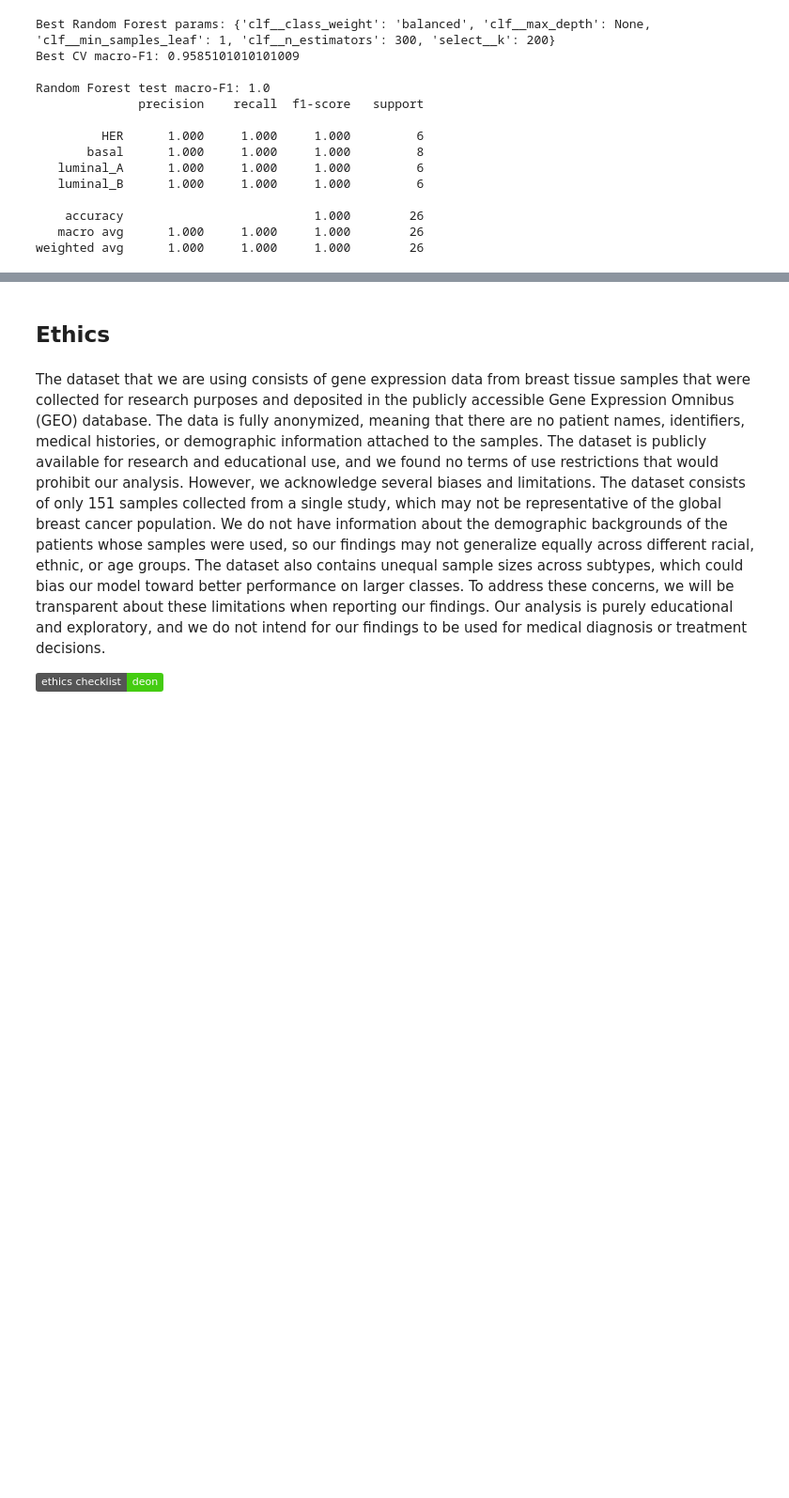
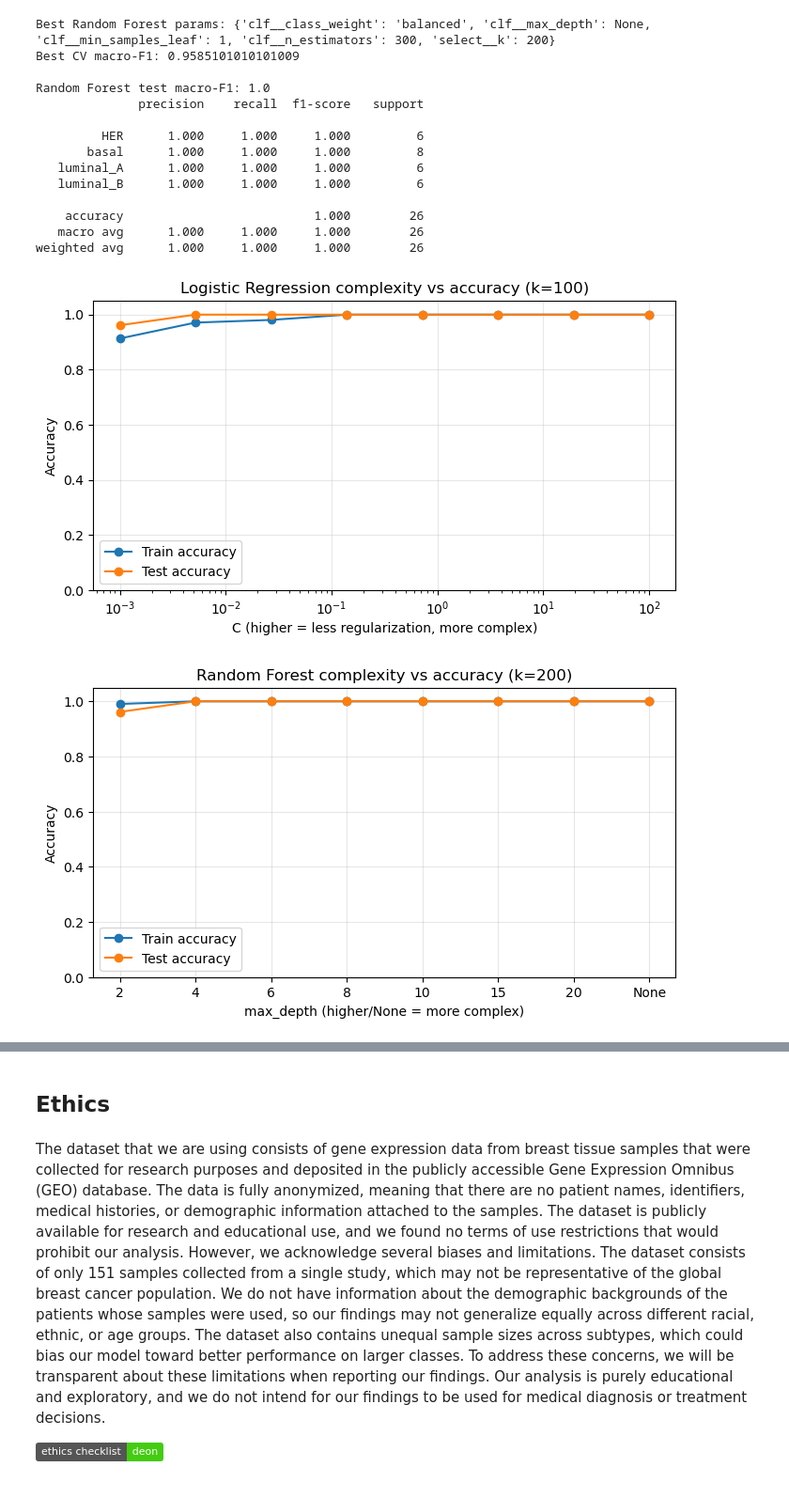
Before and after one commit to COGS108/Group099_WI26, a Jupyter notebook: 03-FinalProject.ipynb, the cells around one changed output, grey strips where cells are left out. Shown at 94% size. Cells and saved outputs as stored; diff of their text form; code cells hidden in the pictures; badges without logos; blank space fills up the shorter version.

```diff
--- a/03-FinalProject.ipynb
+++ b/03-FinalProject.ipynb
@@ -433,3 +458,76 @@ Random Forest test macro-F1: 1.0
     accuracy                          1.000        26
    macro avg      1.000     1.000     1.000        26
 weighted avg      1.000     1.000     1.000        26
+# %%
+from sklearn.metrics import accuracy_score
+import matplotlib.pyplot as plt
+
+best_k_lr = gs_lr.best_params_.get('select__k', 200)
+best_k_rf = gs_rf.best_params_.get('select__k', 200)
+
+# --- 1) Logistic Regression: C sweep ---
+Cs = np.logspace(-3, 2, 8)
+train_acc_lr, test_acc_lr = [], []
+for C in Cs:
+    pipe = Pipeline([
+        ('scale', StandardScaler()),
+        ('select', SelectKBest(score_func=f_classif, k=best_k_lr)),
+        ('clf', OneVsRestClassifier(LogisticRegression(
+            max_iter=5000,
+            class_weight='balanced',
+            solver='liblinear',
+            C=C,
+        ))),
+    ])
+    pipe.fit(X_train, y_train)
+    train_acc_lr.append(accuracy_score(y_train, pipe.predict(X_train)))
+    test_acc_lr.append(accuracy_score(y_test, pipe.predict(X_test)))
+
+plt.figure(figsize=(8, 4))
+plt.semilogx(Cs, train_acc_lr, marker='o', label='Train accuracy')
+plt.semilogx(Cs, test_acc_lr, marker='o', label='Test accuracy')
+plt.title(f'Logistic Regression complexity vs accuracy (k={best_k_lr})')
+plt.xlabel('C (higher = less regularization, more complex)')
+plt.ylabel('Accuracy')
+plt.ylim(0, 1.05)
+plt.grid(True, alpha=0.3)
+plt.legend()
+plt.show()
+
+# --- 2) Random Forest: max_depth sweep ---
+depths = [2, 4, 6, 8, 10, 15, 20, None]
+train_acc_rf, test_acc_rf = [], []
+for d in depths:
+    pipe = Pipeline([
+        ('scale', StandardScaler()),
+        ('select', SelectKBest(score_func=f_classif, k=best_k_rf)),
+        ('clf', RandomForestClassifier(
+            n_estimators=gs_rf.best_params_.get('clf__n_estimators', 300) if 'gs_rf' in globals() else 300,
+            class_weight=gs_rf.best_params_.get('clf__class_weight', None) if 'gs_rf' in globals() else None,
+            min_samples_leaf=gs_rf.best_params_.get('clf__min_samples_leaf', 1) if 'gs_rf' in globals() else 1,
+            random_state=42,
+            n_jobs=-1,
+            max_depth=d,
+        )),
+    ])
+    pipe.fit(X_train, y_train)
+    train_acc_rf.append(accuracy_score(y_train, pipe.predict(X_train)))
+    test_acc_rf.append(accuracy_score(y_test, pipe.predict(X_test)))
+x = list(range(len(depths)))
+
+xlabels = [str(d) for d in depths]
+
+plt.figure(figsize=(8, 4))
+plt.plot(x, train_acc_rf, marker='o', label='Train accuracy')
+plt.plot(x, test_acc_rf, marker='o', label='Test accuracy')
+plt.title(f'Random Forest complexity vs accuracy (k={best_k_rf})')
+plt.xlabel('max_depth (higher/None = more complex)')
+plt.xticks(x, xlabels, rotation=0)
+plt.ylabel('Accuracy')
+plt.ylim(0, 1.05)
+plt.grid(True, alpha=0.3)
+plt.legend()
+plt.show()
+# %% [output]
+[figure, added]
+[figure, added]
```
Also changed, not shown: parts of 10 cells of this notebook.
